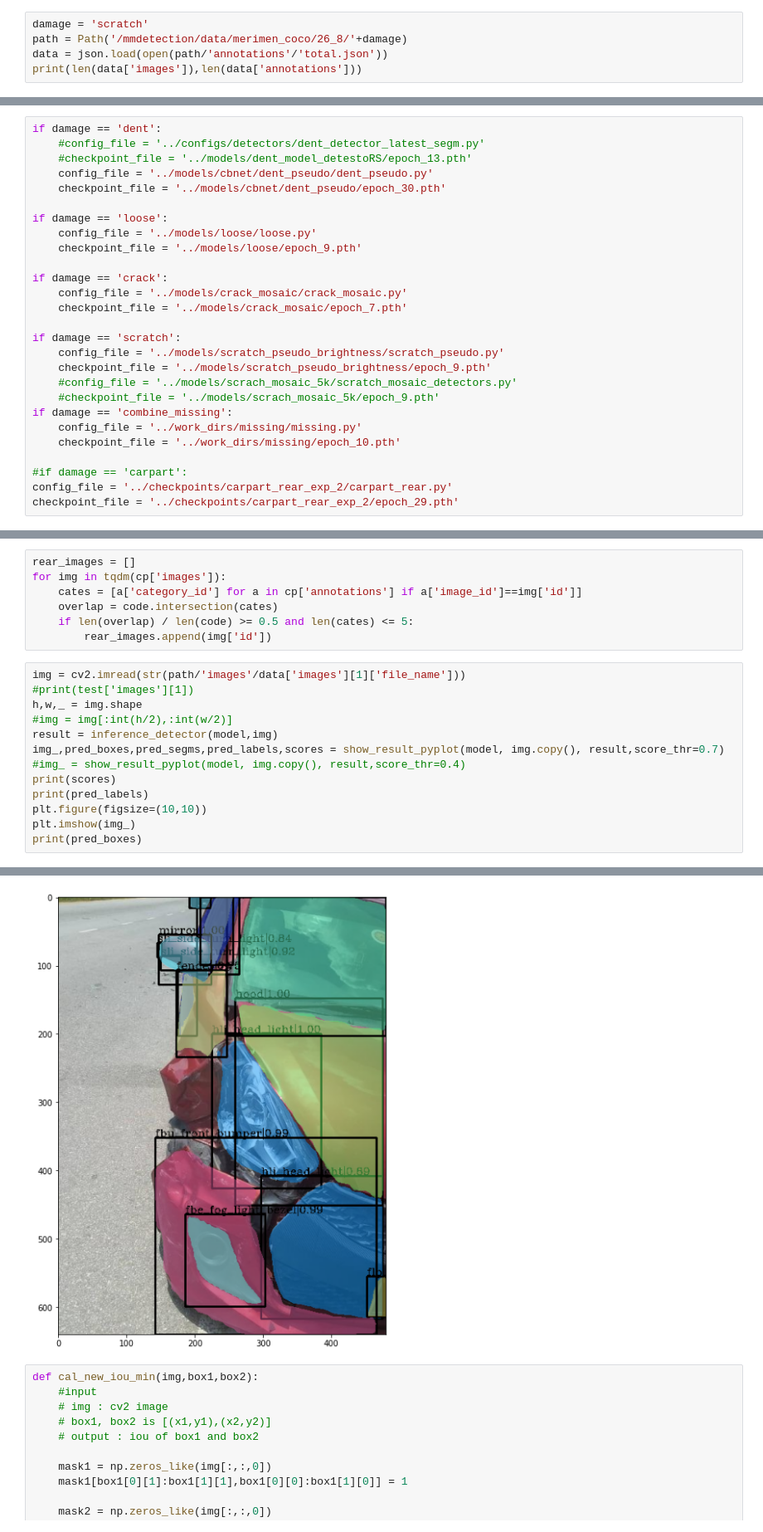
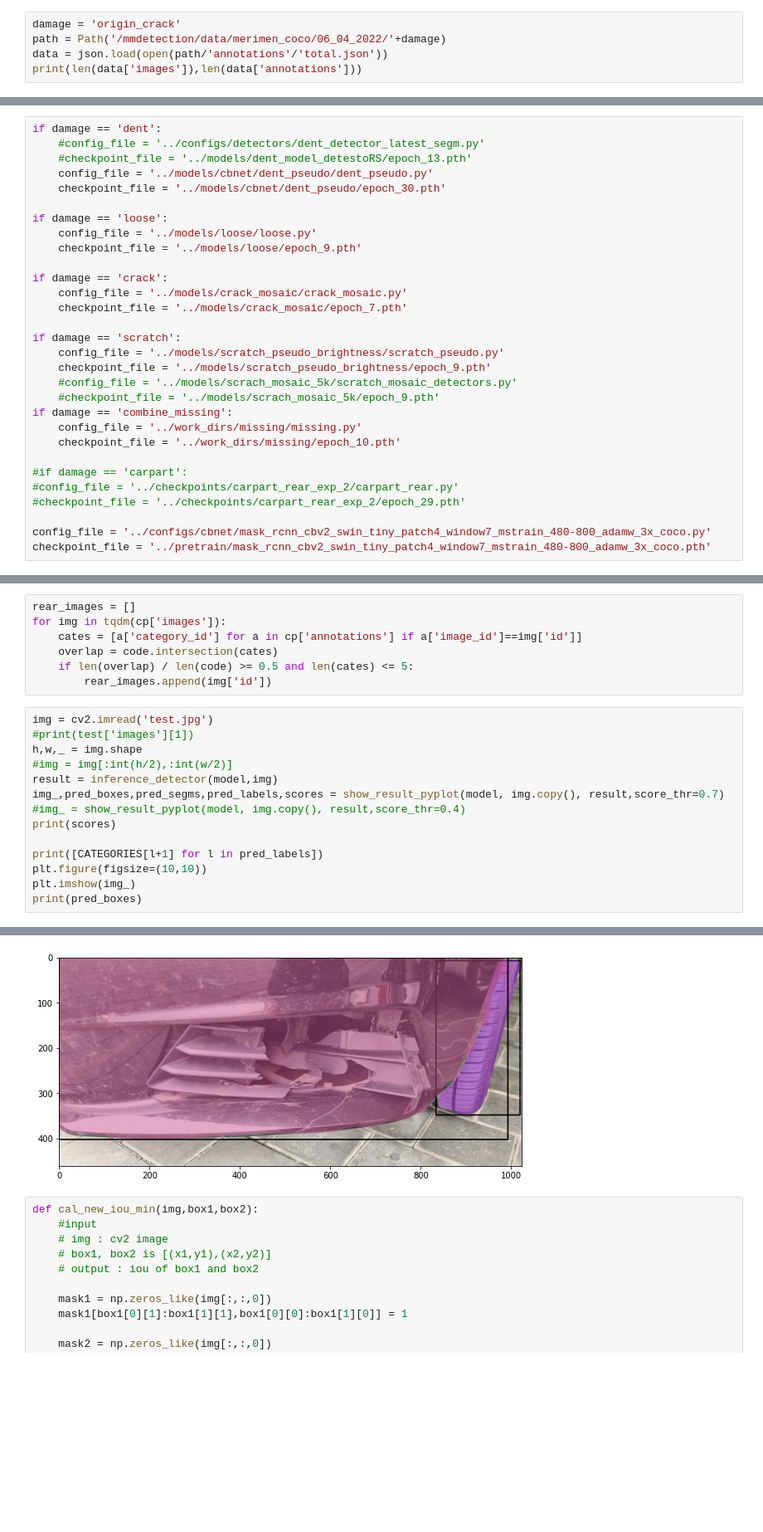
Before and after one commit to mtcld/CBNetV2, a Jupyter notebook: demo/pseudo_carparts.ipynb, the cells around one changed output, grey strips where cells are left out. Shown at 83% size. Drawn from its saved outputs; the diff is of its cells as text; blank space fills up the shorter version.

```diff
--- a/demo/pseudo_carparts.ipynb
+++ b/demo/pseudo_carparts.ipynb
@@ -12,8 +12,8 @@ from collections import OrderedDict
 from pathlib import Path
 import random
 # %%
-damage = 'scratch'
-path = Path('/mmdetection/data/merimen_coco/26_8/'+damage)
+damage = 'origin_crack'
+path = Path('/mmdetection/data/merimen_coco/06_04_2022/'+damage)
 data = json.load(open(path/'annotations'/'total.json'))
 print(len(data['images']),len(data['annotations']))
 # %% [output]
@@ -48,8 +46,11 @@ if damage == 'combine_missing':
     checkpoint_file = '../work_dirs/missing/epoch_10.pth'
 
 #if damage == 'carpart':
-config_file = '../checkpoints/carpart_rear_exp_2/carpart_rear.py'
-checkpoint_file = '../checkpoints/carpart_rear_exp_2/epoch_29.pth'
+#config_file = '../checkpoints/carpart_rear_exp_2/carpart_rear.py'
+#checkpoint_file = '../checkpoints/carpart_rear_exp_2/epoch_29.pth'
+
+config_file = '../configs/cbnet/mask_rcnn_cbv2_swin_tiny_patch4_window7_mstrain_480-800_adamw_3x_coco.py'
+checkpoint_file = '../pretrain/mask_rcnn_cbv2_swin_tiny_patch4_window7_mstrain_480-800_adamw_3x_coco.pth'
 # %%
 model = init_detector(config_file, checkpoint_file, device='cuda:0')
 # %% [output]
@@ -70,7 +69,7 @@ for img in tqdm(cp['images']):
     if len(overlap) / len(code) >= 0.5 and len(cates) <= 5:
         rear_images.append(img['id'])
 # %%
-img = cv2.imread(str(path/'images'/data['images'][1]['file_name']))
+img = cv2.imread('test.jpg')
 #print(test['images'][1])
 h,w,_ = img.shape
 #img = img[:int(h/2),:int(w/2)]
@@ -78,7 +77,8 @@ result = inference_detector(model,img)
 img_,pred_boxes,pred_segms,pred_labels,scores = show_result_pyplot(model, img.copy(), result,score_thr=0.7)
 #img_ = show_result_pyplot(model, img.copy(), result,score_thr=0.4)
 print(scores)
-print(pred_labels)
+
+print([CATEGORIES[l+1] for l in pred_labels])
 plt.figure(figsize=(10,10))
 plt.imshow(img_)
 print(pred_boxes)
@@ -91,4 +89,4 @@ print(pred_boxes)
-[figure, old version]
+[figure, new version]
 # %%
 def cal_new_iou_min(img,box1,box2):
     #input
```
Also changed, not shown: parts of 14 cells of this notebook, 5 other files.
